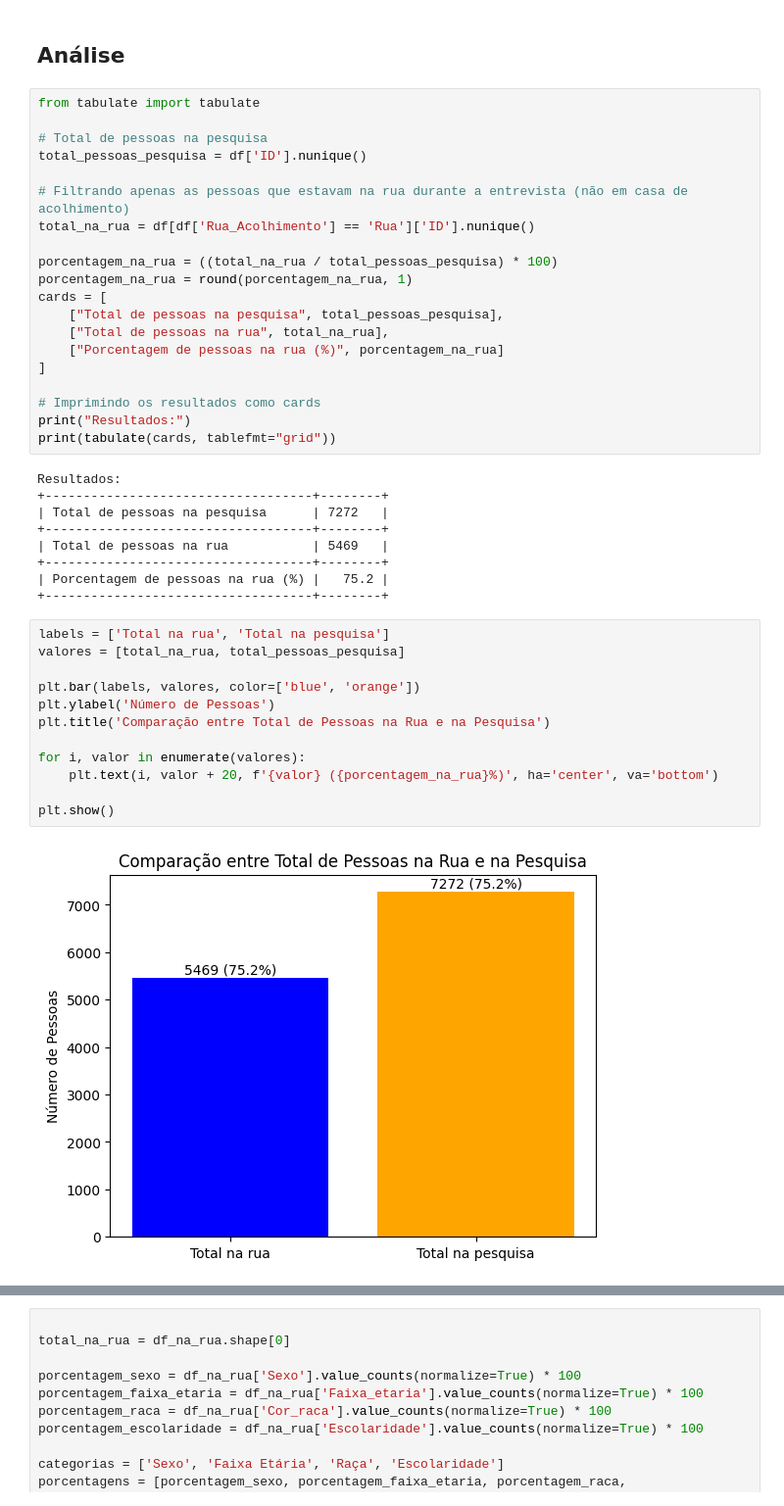
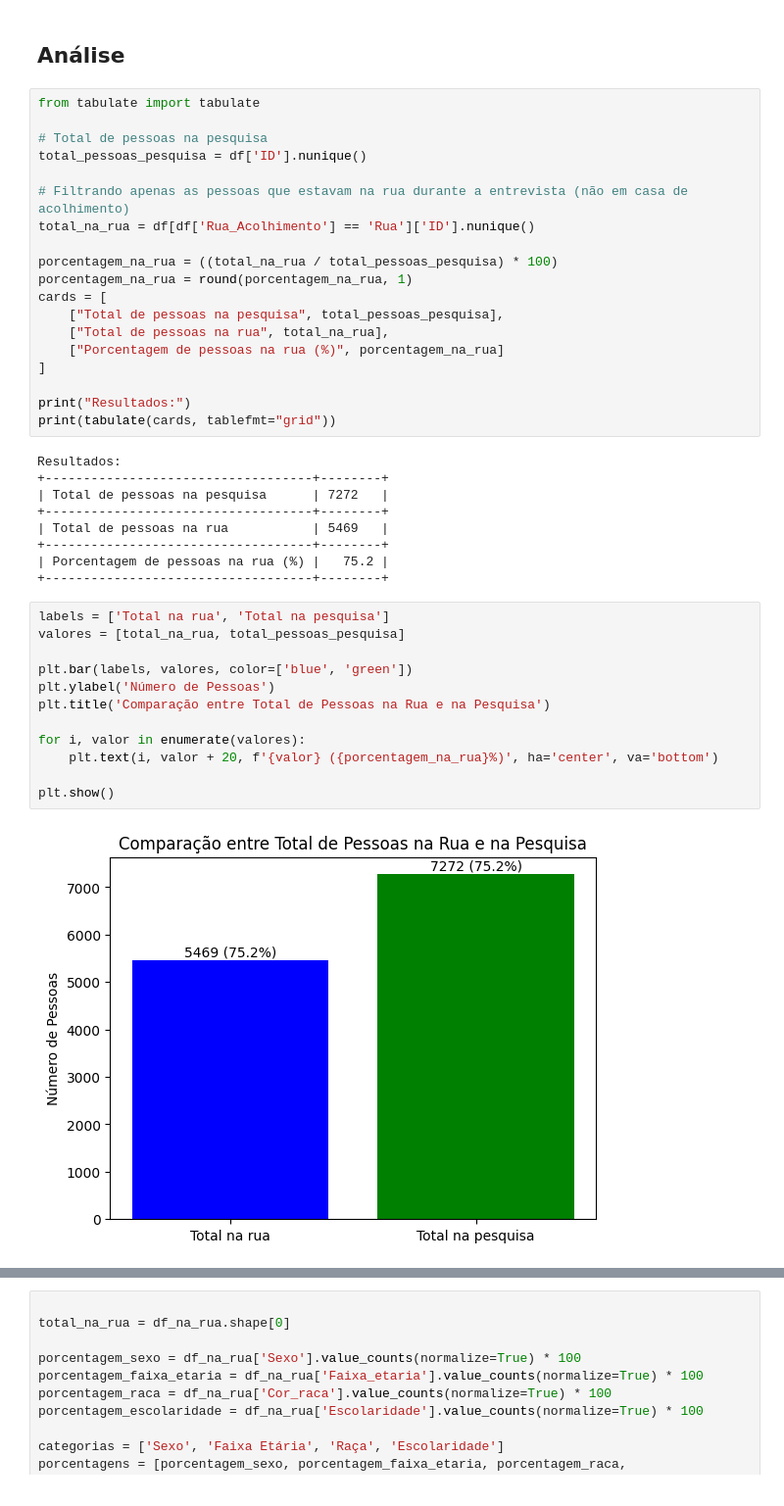
Before and after one commit to Maria-Bethania/on29-python-s11-projeto-guiado-II, a Jupyter notebook: exercicios/para-casa/Projeto_S11.ipynb, the cells around one changed output, grey strips where cells are left out. Shown at 98% size. Saved outputs shown, nothing was run; the diff lists cells and outputs as text.

```diff
--- a/exercicios/para-casa/Projeto_S11.ipynb
+++ b/exercicios/para-casa/Projeto_S11.ipynb
@@ -256,7 +254,6 @@ cards = [
     ["Porcentagem de pessoas na rua (%)", porcentagem_na_rua]
 ]
 
-# Imprimindo os resultados como cards
 print("Resultados:")
 print(tabulate(cards, tablefmt="grid"))
 # %% [output]
@@ -271,14 +268,14 @@ Resultados:
 # %%
 labels = ['Total na rua', 'Total na pesquisa']
 valores = [total_na_rua, total_pessoas_pesquisa]
 
-plt.bar(labels, valores, color=['blue', 'orange'])
+plt.bar(labels, valores, color=['blue', 'green'])
 plt.ylabel('Número de Pessoas')
 plt.title('Comparação entre Total de Pessoas na Rua e na Pesquisa')
 
 for i, valor in enumerate(valores):
     plt.text(i, valor + 20, f'{valor} ({porcentagem_na_rua}%)', ha='center', va='bottom')
 
 plt.show()
 # %% [output]
-[figure, old version]
+[figure, new version]
```
Also changed, not shown: parts of 7 cells of this notebook.
